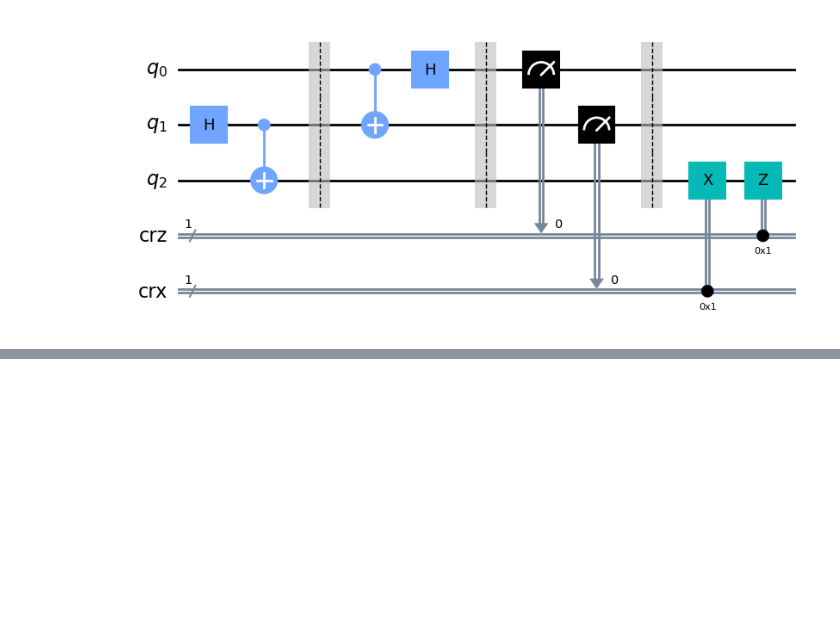
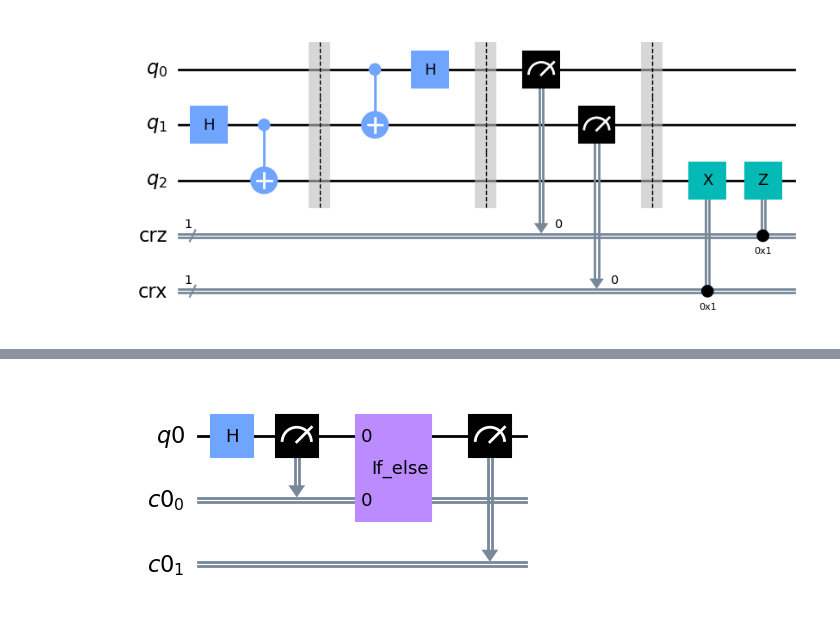
Before and after one commit to geekCYS/2023-Qiskit-User-MeetUp, a Jupyter notebook: 230630_Qiskit_MeetUp_양자순간이동.ipynb, the cells around one changed output, grey strips where cells are left out. Saved outputs shown, nothing was run; the diff lists cells and outputs as text; code cells hidden in the pictures; blank space fills up the shorter version.

```diff
--- a/230630_Qiskit_MeetUp_양자순간이동.ipynb
+++ b/230630_Qiskit_MeetUp_양자순간이동.ipynb
@@ -141,0 +207,22 @@ teleportation_circuit.draw("mpl")
+# %%
+# 1개의 큐비트와 2개의 고전 비트로 회로 초기화
+qr = QuantumRegister(1)
+cr = ClassicalRegister(2)
+qc = QuantumCircuit(qr, cr)
+
+# 0번째 큐비트에 하다마드 게이트 적용
+qc.h(0)
+
+# 0번째 큐비트 측정 후 0번째 고전 비트에 측정 결과 저장
+qc.measure(0,0)
+
+# 0번째 고전 비트에 저장되어 있는 측정 결과가 1과 같으면, if_test 블록 시작
+with qc.if_test ((0,1)) :
+    qc.x(0) # 측정 결과가 1이라면, 0번째 큐비트에 X 게이트 적용
+
+# 0번째 큐비트를 다시 측정 후 1번째 고전 비트에 측정 결과 저장
+qc.measure(0,1)
+
+qc.draw("mpl")
+# %% [output]
+[figure, added]
```
Also changed, not shown: parts of 43 cells of this notebook.
